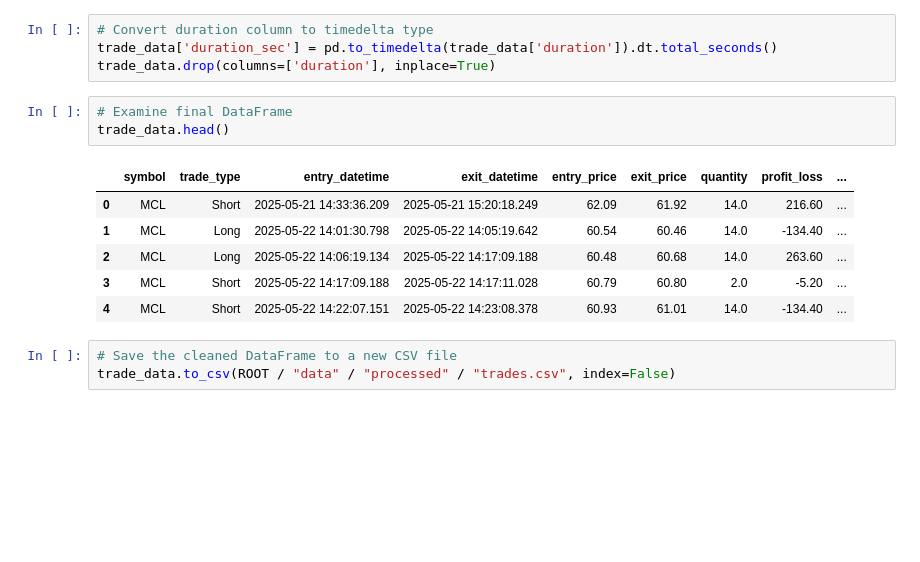
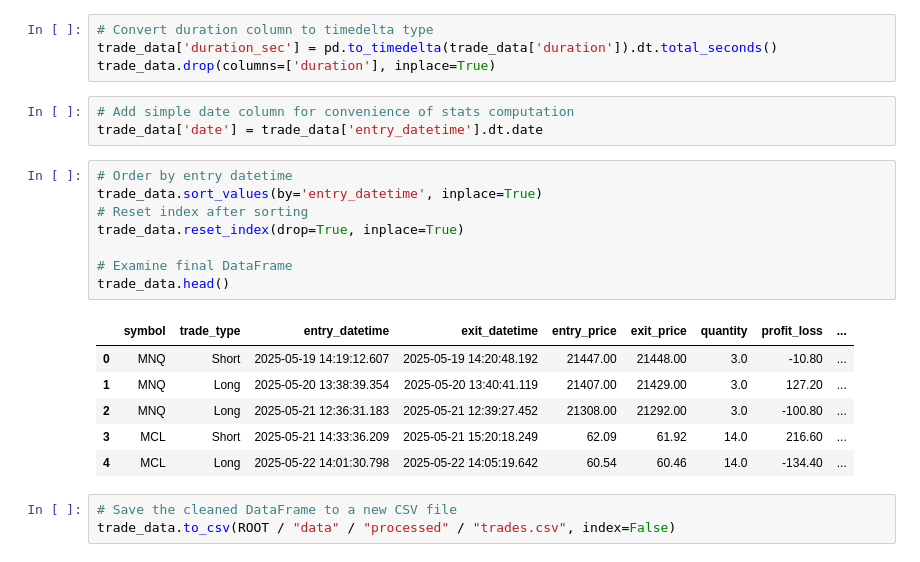
Before and after one commit to JasperLinders/trading_dashboard, a Jupyter notebook: notebooks/01_data_preprocessing.ipynb, the cells around one changed output. Cells and saved outputs as stored; diff of their text form; blank space fills up the shorter version.

```diff
--- a/notebooks/01_data_preprocessing.ipynb
+++ b/notebooks/01_data_preprocessing.ipynb
@@ -90,16 +90,24 @@ trade_data['exit_datetime'] = pd.to_datetime(
 # Convert duration column to timedelta type
 trade_data['duration_sec'] = pd.to_timedelta(trade_data['duration']).dt.total_seconds()
 trade_data.drop(columns=['duration'], inplace=True)
+# %%
+# Add simple date column for convenience of stats computation
+trade_data['date'] = trade_data['entry_datetime'].dt.date
 # %%
+# Order by entry datetime
+trade_data.sort_values(by='entry_datetime', inplace=True)
+# Reset index after sorting
+trade_data.reset_index(drop=True, inplace=True)
+
 # Examine final DataFrame
 trade_data.head()
 # %% [output]
 |  | symbol | trade_type | entry_datetime | exit_datetime | entry_price | exit_price | quantity | profit_loss | ... |
-| 0 | MCL | Short | 2025-05-21 14:33:36.209 | 2025-05-21 15:20:18.249 | 62.09 | 61.92 | 14.0 | 216.60 | ... |
-| 1 | MCL | Long | 2025-05-22 14:01:30.798 | 2025-05-22 14:05:19.642 | 60.54 | 60.46 | 14.0 | -134.40 | ... |
-| 2 | MCL | Long | 2025-05-22 14:06:19.134 | 2025-05-22 14:17:09.188 | 60.48 | 60.68 | 14.0 | 263.60 | ... |
-| 3 | MCL | Short | 2025-05-22 14:17:09.188 | 2025-05-22 14:17:11.028 | 60.79 | 60.80 | 2.0 | -5.20 | ... |
-| 4 | MCL | Short | 2025-05-22 14:22:07.151 | 2025-05-22 14:23:08.378 | 60.93 | 61.01 | 14.0 | -134.40 | ... |
+| 0 | MNQ | Short | 2025-05-19 14:19:12.607 | 2025-05-19 14:20:48.192 | 21447.00 | 21448.00 | 3.0 | -10.80 | ... |
+| 1 | MNQ | Long | 2025-05-20 13:38:39.354 | 2025-05-20 13:40:41.119 | 21407.00 | 21429.00 | 3.0 | 127.20 | ... |
+| 2 | MNQ | Long | 2025-05-21 12:36:31.183 | 2025-05-21 12:39:27.452 | 21308.00 | 21292.00 | 3.0 | -100.80 | ... |
+| 3 | MCL | Short | 2025-05-21 14:33:36.209 | 2025-05-21 15:20:18.249 | 62.09 | 61.92 | 14.0 | 216.60 | ... |
+| 4 | MCL | Long | 2025-05-22 14:01:30.798 | 2025-05-22 14:05:19.642 | 60.54 | 60.46 | 14.0 | -134.40 | ... |
 # %%
 # Save the cleaned DataFrame to a new CSV file
 trade_data.to_csv(ROOT / "data" / "processed" / "trades.csv", index=False)
```
Also changed, not shown: 2 other files.
